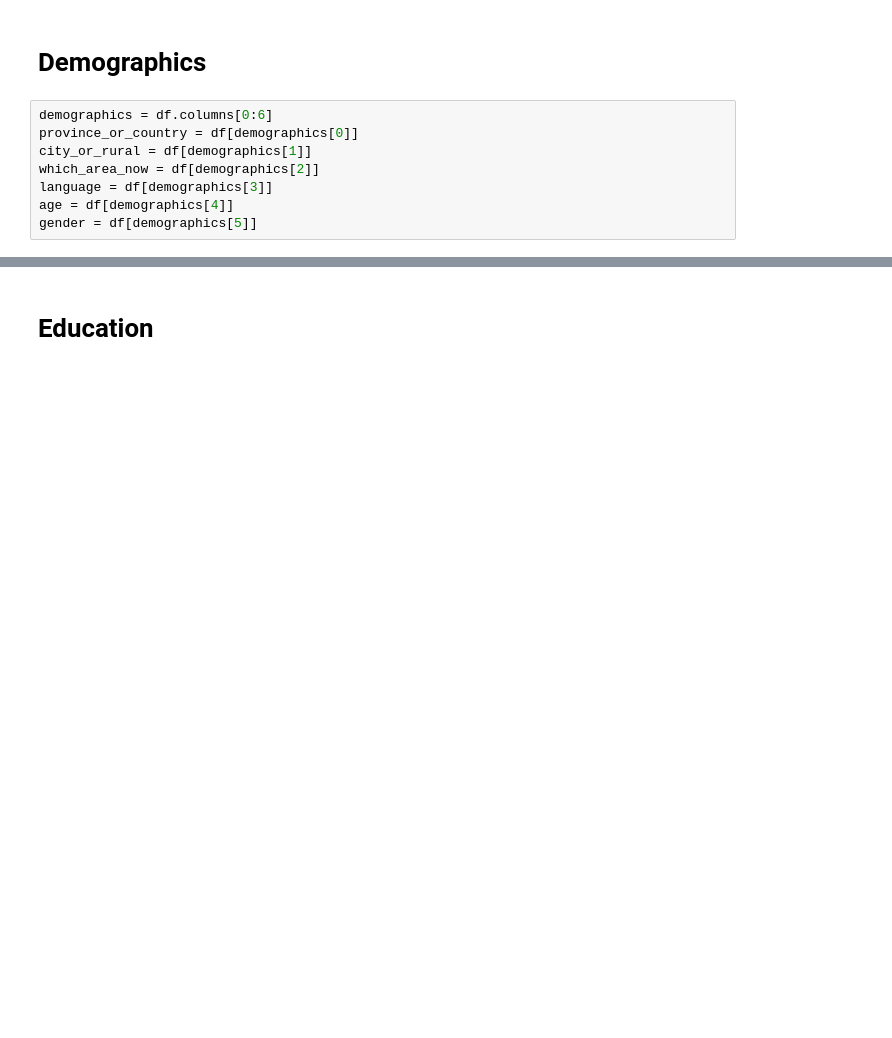
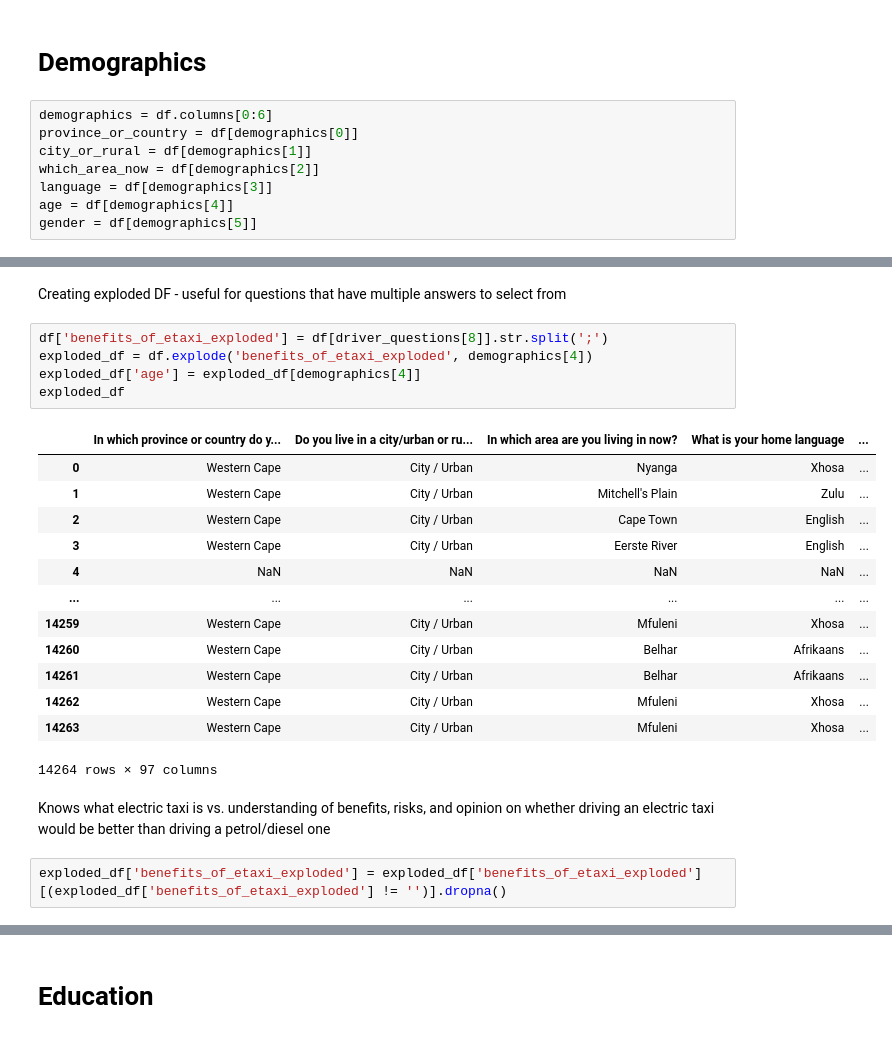
Before and after one commit to ChullEPG/taxi-survey, a Jupyter notebook: taxi_survey_explore.ipynb, the cells around one changed output, grey strips where cells are left out. Saved outputs shown, nothing was run; the diff lists cells and outputs as text; blank space fills up the shorter version.

```diff
--- a/taxi_survey_explore.ipynb
+++ b/taxi_survey_explore.ipynb
@@ -67,0 +227,25 @@ pd.DataFrame(age.value_counts())
+# %% [markdown]
+Creating exploded DF - useful for questions that have multiple answers to select from
+# %%
+df['benefits_of_etaxi_exploded'] = df[driver_questions[8]].str.split(';')
+exploded_df = df.explode('benefits_of_etaxi_exploded', demographics[4])
+exploded_df['age'] = exploded_df[demographics[4]]
+exploded_df
+# %% [output]
+|  | In which province or country do y... | Do you live in a city/urban or ru... | In which area are you living in now? | What is your home language | ... |
+| 0 | Western Cape | City / Urban | Nyanga | Xhosa | ... |
+| 1 | Western Cape | City / Urban | Mitchell's Plain | Zulu | ... |
+| 2 | Western Cape | City / Urban | Cape Town | English | ... |
+| 3 | Western Cape | City / Urban | Eerste River | English | ... |
+| 4 | NaN | NaN | NaN | NaN | ... |
+| ... | ... | ... | ... | ... | ... |
+| 14259 | Western Cape | City / Urban | Mfuleni | Xhosa | ... |
+| 14260 | Western Cape | City / Urban | Belhar | Afrikaans | ... |
+| 14261 | Western Cape | City / Urban | Belhar | Afrikaans | ... |
+| 14262 | Western Cape | City / Urban | Mfuleni | Xhosa | ... |
+| 14263 | Western Cape | City / Urban | Mfuleni | Xhosa | ... |
+14264 rows × 97 columns
+# %% [markdown]
+Knows what electric taxi is vs. understanding of benefits, risks, and opinion on whether driving an electric taxi would be better than driving a petrol/diesel one
+# %%
+exploded_df['benefits_of_etaxi_exploded'] = exploded_df['benefits_of_etaxi_exploded'][(exploded_df['benefits_of_etaxi_exploded'] != '')].dropna()
```
Also changed, not shown: parts of 36 cells of this notebook.
